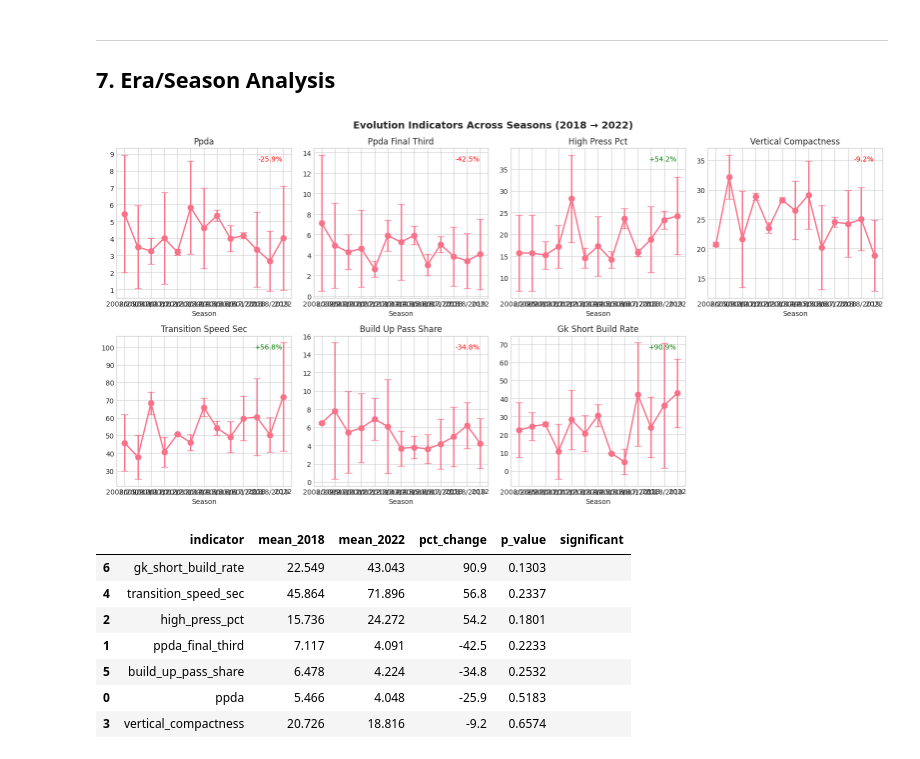
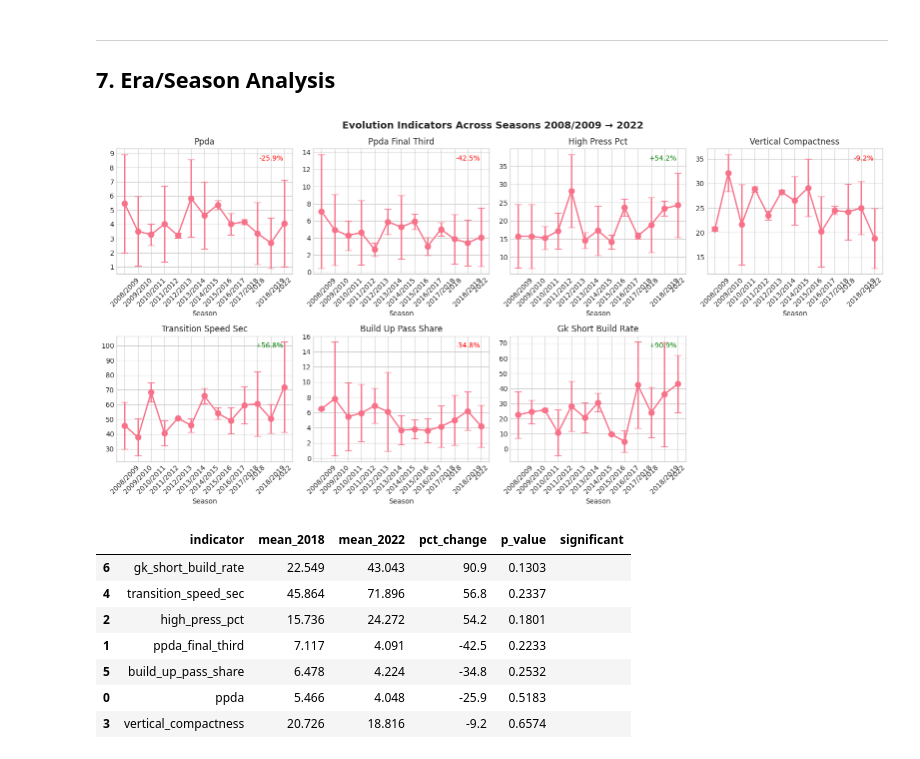
Before and after one commit to varunrout/player-v-tactical-analysis, a Jupyter notebook: notebooks/phase3_5_indicator_discovery.ipynb, the cells around one changed output. Drawn from its saved outputs; the diff is of its cells as text; code cells hidden in the pictures.

```diff
--- a/notebooks/phase3_5_indicator_discovery.ipynb
+++ b/notebooks/phase3_5_indicator_discovery.ipynb
@@ -618,35 +634,36 @@ for skill in squad_skill_cols:
 season_evolution = team_match_df.groupby('season_name')[evo_cols].agg(['mean', 'std']).reset_index()
 
 fig, axes = plt.subplots(2, 4, figsize=(16, 8))
 axes = axes.flatten()
 
 for i, indicator in enumerate(evo_cols):
     if i >= len(axes):
         break
     ax = axes[i]
 
     means = season_evolution[(indicator, 'mean')]
     stds = season_evolution[(indicator, 'std')]
     seasons = season_evolution['season_name'].astype(str)
 
     ax.errorbar(seasons, means, yerr=stds, marker='o', capsize=5, linewidth=2, markersize=8)
     ax.set_title(indicator.replace('_', ' ').title())
     ax.set_xlabel('Season')
+    ax.set_xticklabels(seasons, rotation=45)
 
     # Add trend annotation
     if len(means) > 1:
         change = ((means.iloc[-1] - means.iloc[0]) / means.iloc[0]) * 100 if means.iloc[0] != 0 else 0
         ax.annotate(f'{change:+.1f}%', xy=(0.95, 0.95), xycoords='axes fraction',
                    ha='right', va='top', fontsize=10, color='green' if change > 0 else 'red')
 
 if len(evo_cols) < len(axes):
     axes[-1].set_visible(False)
 
-plt.suptitle('Evolution Indicators Across Seasons (2018 → 2022)', fontsize=14, fontweight='bold')
+plt.suptitle(f'Evolution Indicators Across Seasons {seasons.iloc[0]} → {seasons.iloc[-1]}', fontsize=14, fontweight='bold')
 plt.tight_layout()
 plt.show()
 # %% [output]
-[figure, old version]
+[figure, new version]
 # %%
 # Era comparison summary table
 era_comparison = []
```
Also changed, not shown: parts of 2 cells of this notebook.
